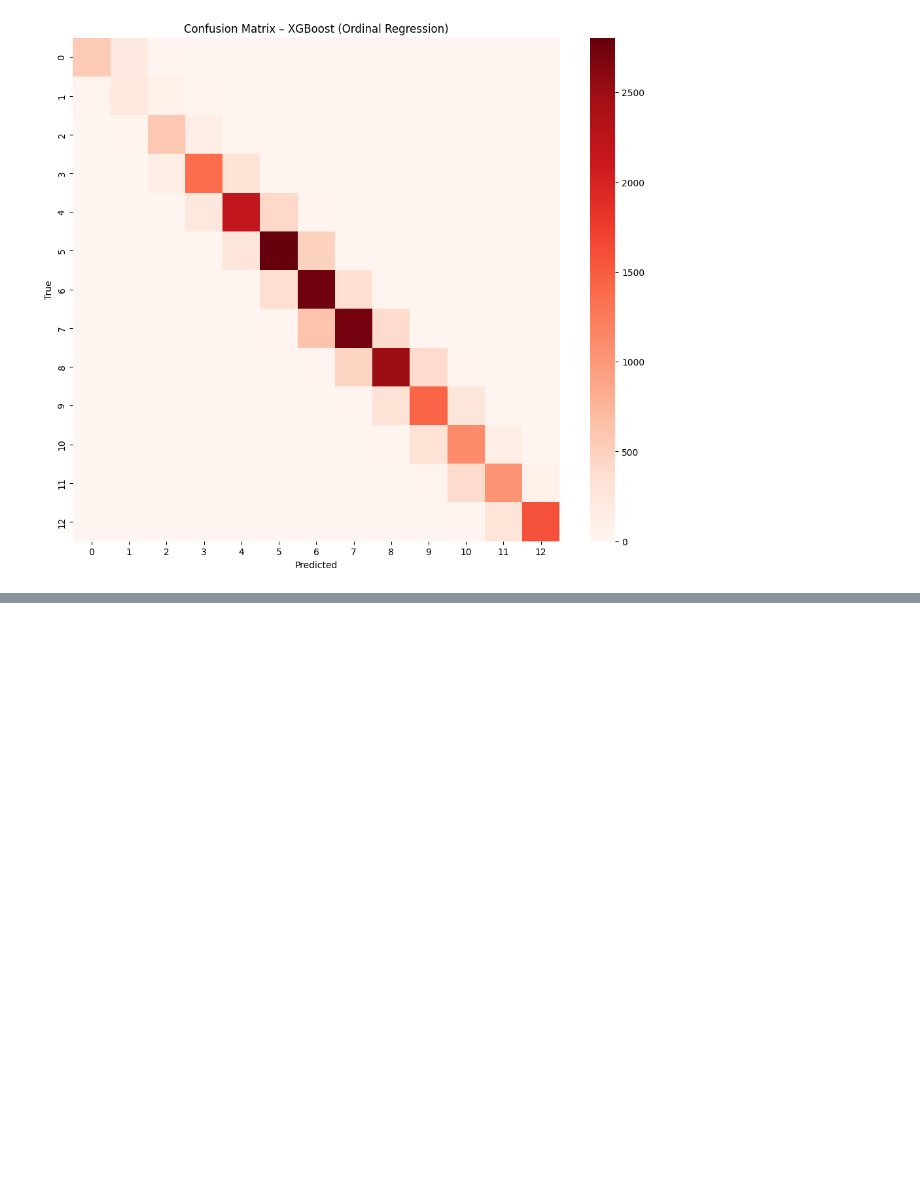
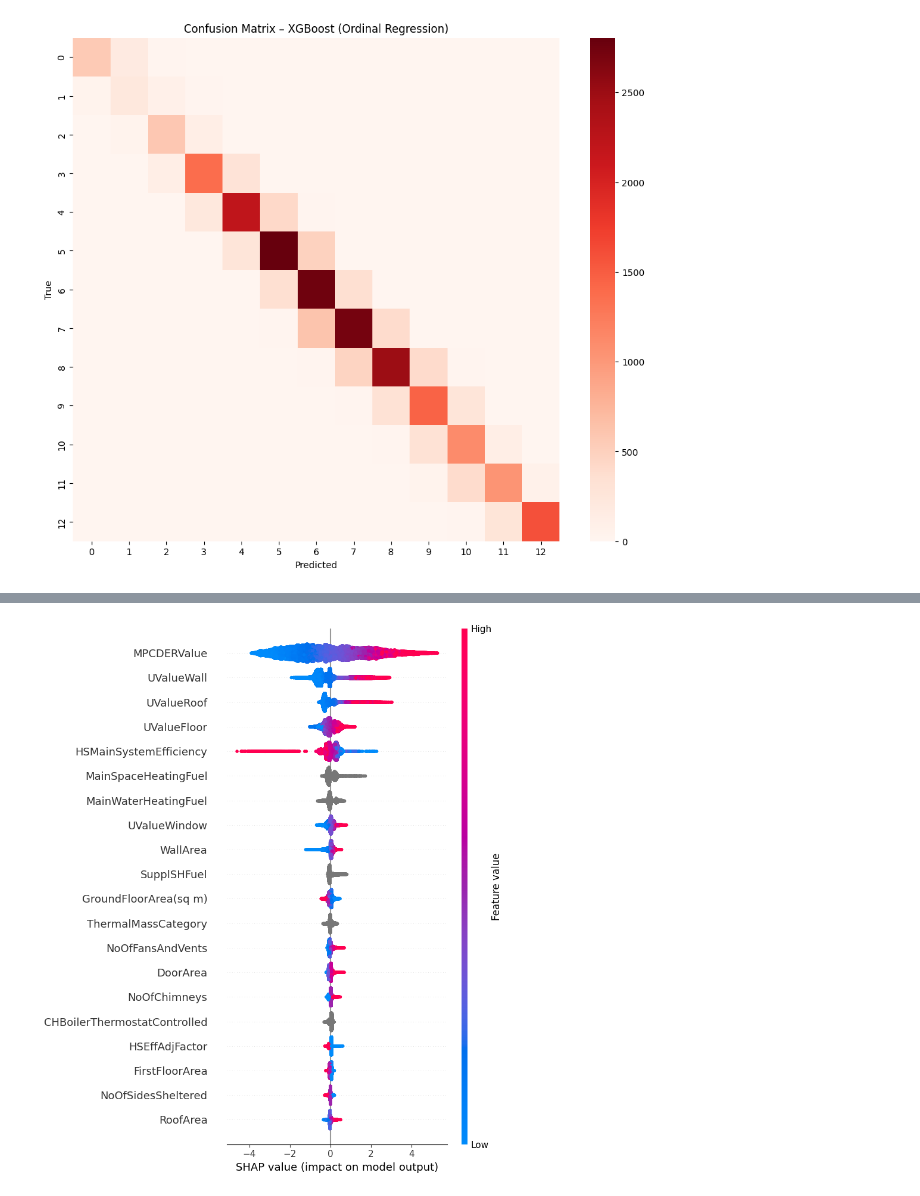
Before and after one commit to BenRyan-8/APA_CA, a Jupyter notebook: BERPrediction.ipynb, the cells around one changed output, grey strips where cells are left out. Drawn from its saved outputs; the diff is of its cells as text; code cells hidden in the pictures; blank space fills up the shorter version.

Commit message:
lgb tuned

```diff
--- a/BERPrediction.ipynb
+++ b/BERPrediction.ipynb
@@ -1263,0 +1314,5 @@ XGBoost Ordinal – Accuracy: 0.7502
+# %%
+study = optuna.create_study(direction="minimize")
+study.optimize(objective, n_trials=40)
+
+print("Best params:", study.best_params)
@@ -1263,0 +1345,19 @@ XGBoost Ordinal – Accuracy: 0.7502
+# %%
+best_params = study.best_params
+best_params.update({
+    "objective": "regression",
+    "metric": "rmse",
+    "boosting_type": "gbdt",
+    "verbosity": -1,
+    "n_estimators": 2000
+})
+
+model_lgb_tuned = lgb.LGBMRegressor(**best_params)
+
+model_lgb_tuned.fit(
+    X_tree_train, y_tree_train,
+    eval_set=[(X_tree_test, y_tree_test)],
+    eval_metric="rmse",
+    categorical_feature=cat_features,
+    callbacks=[lgb.early_stopping(100)]
+)
@@ -1263,0 +1373,8 @@ XGBoost Ordinal – Accuracy: 0.7502
+# %%
+import shap
+explainer = shap.TreeExplainer(model_lgb_tuned)
+shap_values = explainer.shap_values(X_tree_train)
+
+shap.summary_plot(shap_values, X_tree_train)
+# %% [output]
+[figure, added]
```
Also changed, not shown: parts of 11 cells of this notebook.
